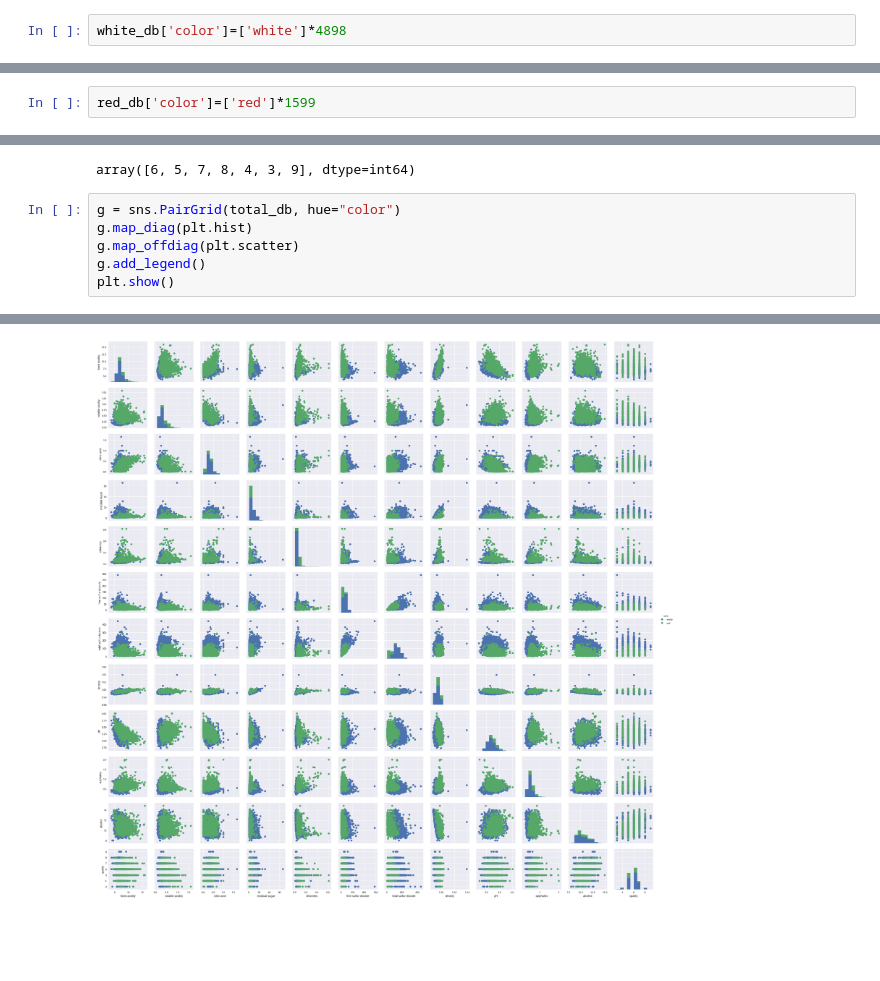
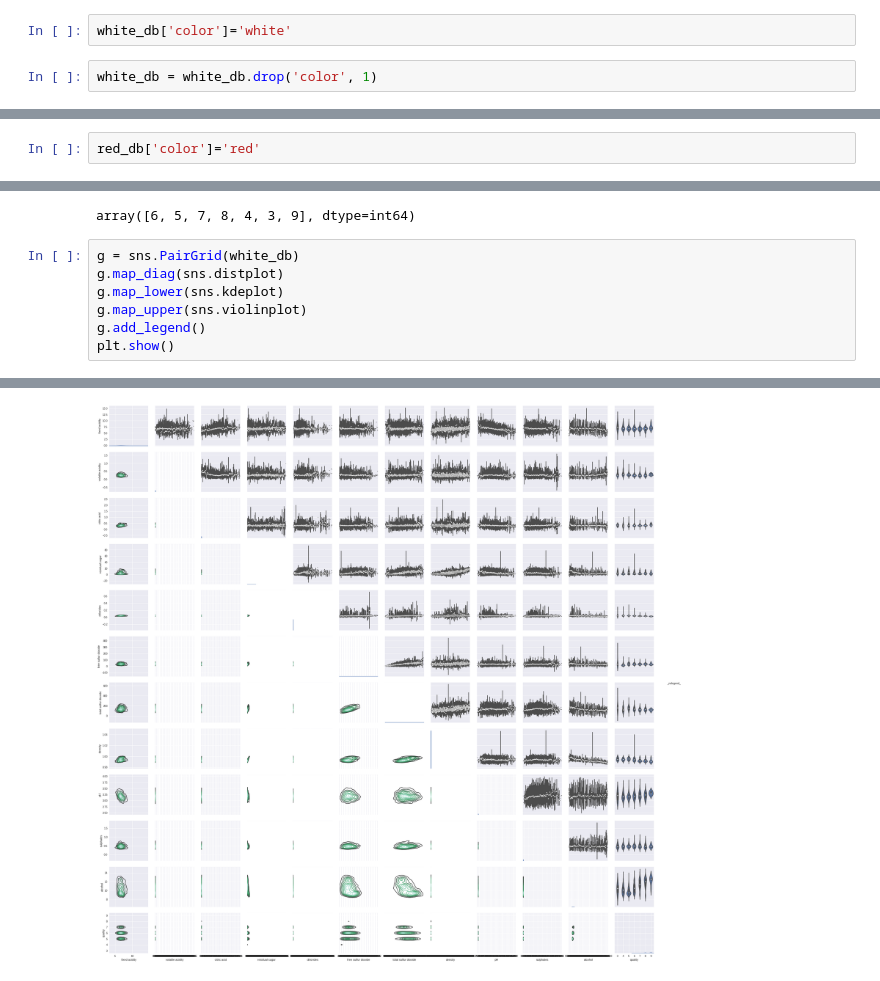
Before and after one commit to cheidt/Chris_Learning_Machine, a Jupyter notebook: Wine/Wine_Testing.ipynb, the cells around one changed output, grey strips where cells are left out. Drawn from its saved outputs; the diff is of its cells as text; blank space fills up the shorter version.

Commit message:
Moving workspaces
Working with seaborn plots

```diff
--- a/Wine/Wine_Testing.ipynb
+++ b/Wine/Wine_Testing.ipynb
@@ -124,6 +125,8 @@ quality                   int64
 dtype: object
 # %%
-white_db['color']=['white']*4898
+white_db['color']='white'
+# %%
+white_db = white_db.drop('color', 1)
 # %%
 white_db.dtypes
 # %% [output]
@@ -143,6 +145,6 @@ color                    object
 dtype: object
 # %%
-red_db['color']=['red']*1599
+red_db['color']='red'
 # %%
 total_db=white_db.append(red_db, ignore_index=True)
 # %%
@@ -164,9 +166,10 @@ total_db['quality'].unique()
 # %% [output]
 array([6, 5, 7, 8, 4, 3, 9], dtype=int64)
 # %%
-g = sns.PairGrid(total_db, hue="color")
-g.map_diag(plt.hist)
-g.map_offdiag(plt.scatter)
+g = sns.PairGrid(white_db)
+g.map_diag(sns.distplot)
+g.map_lower(sns.kdeplot)
+g.map_upper(sns.violinplot)
 g.add_legend()
 plt.show()
 # %% [output]
@@ -174 +177 @@ plt.show()
-[figure, old version]
+[figure, new version]
```
Also changed, not shown: parts of 4 cells of this notebook.
